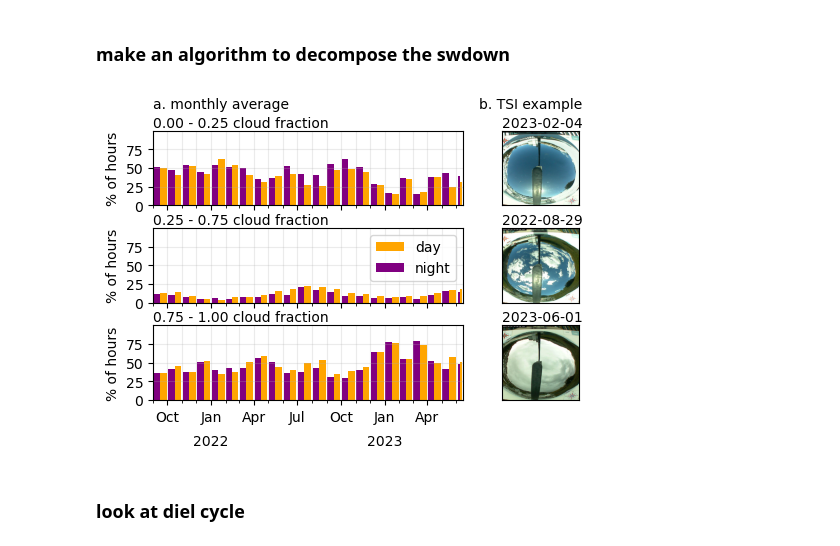
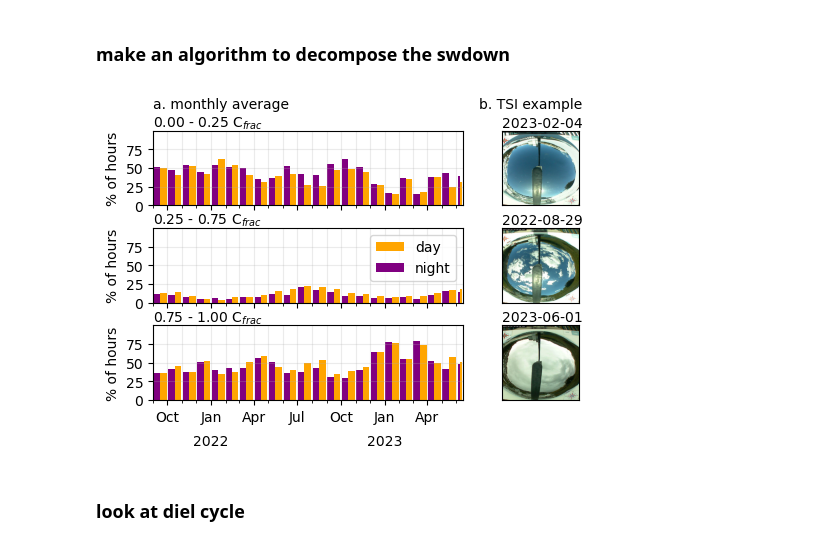
Before and after one commit to bsu-wrudisill/CRF_UCRB, a Jupyter notebook: cloud_freq_plots.ipynb, the cells around one changed output. Cells and saved outputs as stored; diff of their text form; code cells hidden in the pictures.

```diff
--- a/cloud_freq_plots.ipynb
+++ b/cloud_freq_plots.ipynb
@@ -149,9 +149,9 @@ for i, axz in enumerate([axx[0,1], axx[1,1], axx[2,1]]):
 
 
 axx[0,0].text(0, 1.30, r"a. monthly average", transform=axx[0,0].transAxes)
-axx[0,0].text(0, 1.05, "0.00 - 0.25 cloud fraction",   transform=axx[0,0].transAxes)
-axx[1,0].text(0, 1.05, "0.25 - 0.75 cloud fraction",   transform=axx[1,0].transAxes)
-axx[2,0].text(0, 1.05, "0.75 - 1.00 cloud fraction", transform=axx[2,0].transAxes)
+axx[0,0].text(0, 1.05, "0.00 - 0.25 C$_{frac}$",   transform=axx[0,0].transAxes)
+axx[1,0].text(0, 1.05, "0.25 - 0.75 C$_{frac}$",   transform=axx[1,0].transAxes)
+axx[2,0].text(0, 1.05, "0.75 - 1.00 C$_{frac}$", transform=axx[2,0].transAxes)
 
 
 
@@ -179,34 +179,34 @@ minor_locator = mdates.MonthLocator(bymonth=range(13))            # Minor ticks
 major_formatter = mdates.DateFormatter('%b')                      # Format major ticks as 'YYYY-MM-DD'
 minor_formatter = mdates.DateFormatter('')                        # Format minor ticks as 'HH:MM'
 
 for i in range(3):
     axz = axx[i,0]
     axz.xaxis.set_major_locator(major_locator)
     axz.xaxis.set_minor_locator(minor_locator)
     axz.xaxis.set_major_formatter(major_formatter)
     axz.xaxis.set_minor_formatter(minor_formatter)
     for tick in axz.xaxis.get_major_ticks():
         tick.label1.set_horizontalalignment('center')
         tick.label1.set_rotation('horizontal')
     axz.grid(alpha=.25, which='both')
     axz.set_xlim(pd.to_datetime("2021-09-01"), pd.to_datetime("2023-06-15"))
 
 
 for i in range(2):
     axz = axx[i,0]
     axz.set_xticklabels([])
 # label the year
 
 
 axx[-1,0].text(pd.to_datetime("2022-01-01 00:00:00"), -60, "2022", color='black', horizontalalignment='center')
 axx[-1,0].text(pd.to_datetime("2023-01-01 00:00:00"), -60, "2023", color='black', horizontalalignment='center')
 
 
 
 plt.subplots_adjust(hspace=.3)
 plt.savefig("/global/homes/r/rudisill/gshare2/will_data/cre_project_images/FigureX_day_night_cloud_freq", dpi=300,  bbox_inches="tight")
 # %% [output]
-[figure, old version]
+[figure, new version]
 # %% [markdown]
 ### look at diel cycle
 # %%
```
Also changed, not shown: 10 other files.
